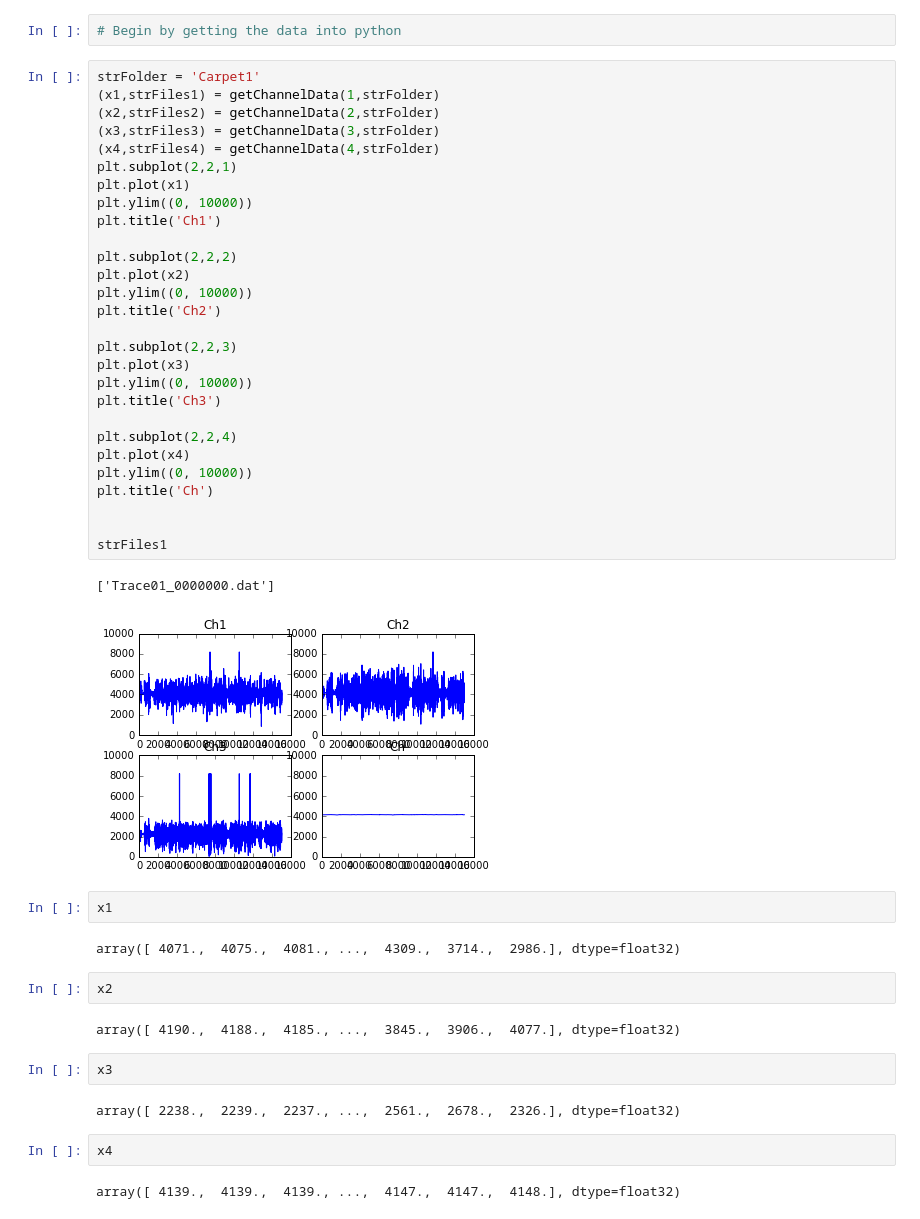
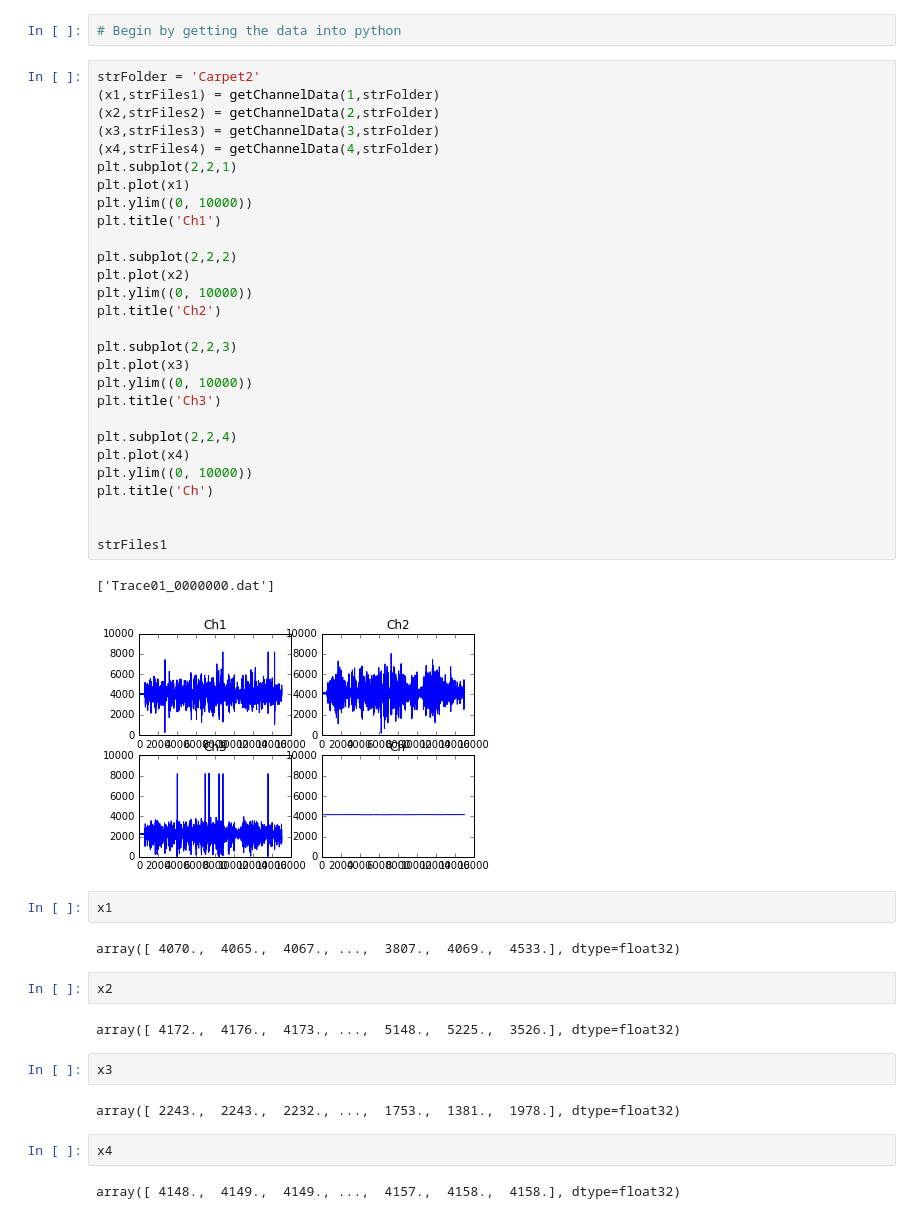
Before and after one commit to MoreCoffee12/AccelPlot, a Jupyter notebook: PythonScripts/ExploratoryAnalysis.ipynb, the cells around one changed output. Saved outputs shown, nothing was run; the diff lists cells and outputs as text.

Commit message:
Validation data: Carpet 2

```diff
--- a/PythonScripts/ExploratoryAnalysis.ipynb
+++ b/PythonScripts/ExploratoryAnalysis.ipynb
@@ -33,52 +33,52 @@ def getChannelData(iChannel, strTestCase):
 # %%
 # Begin by getting the data into python
 # %%
-strFolder = 'Carpet1'
+strFolder = 'Carpet2'
 (x1,strFiles1) = getChannelData(1,strFolder)
 (x2,strFiles2) = getChannelData(2,strFolder)
 (x3,strFiles3) = getChannelData(3,strFolder)
 (x4,strFiles4) = getChannelData(4,strFolder)
 plt.subplot(2,2,1)
 plt.plot(x1)
 plt.ylim((0, 10000))
 plt.title('Ch1')
 
 plt.subplot(2,2,2)
 plt.plot(x2)
 plt.ylim((0, 10000))
 plt.title('Ch2')
 
 plt.subplot(2,2,3)
 plt.plot(x3)
 plt.ylim((0, 10000))
 plt.title('Ch3')
 
 plt.subplot(2,2,4)
 plt.plot(x4)
 plt.ylim((0, 10000))
 plt.title('Ch')
 
 
 strFiles1
 # %% [output]
 ['Trace01_0000000.dat']
-[figure, old version]
+[figure, new version]
 # %%
 x1
 # %% [output]
-array([ 4071.,  4075.,  4081., ...,  4309.,  3714.,  2986.], dtype=float32)
+array([ 4070.,  4065.,  4067., ...,  3807.,  4069.,  4533.], dtype=float32)
 # %%
 x2
 # %% [output]
-array([ 4190.,  4188.,  4185., ...,  3845.,  3906.,  4077.], dtype=float32)
+array([ 4172.,  4176.,  4173., ...,  5148.,  5225.,  3526.], dtype=float32)
 # %%
 x3
 # %% [output]
-array([ 2238.,  2239.,  2237., ...,  2561.,  2678.,  2326.], dtype=float32)
+array([ 2243.,  2243.,  2232., ...,  1753.,  1381.,  1978.], dtype=float32)
 # %%
 x4
 # %% [output]
-array([ 4139.,  4139.,  4139., ...,  4147.,  4147.,  4148.], dtype=float32)
+array([ 4148.,  4149.,  4149., ...,  4157.,  4158.,  4158.], dtype=float32)
 # %%
 plt.plot(x3)
 # %% [output]
```
Also changed, not shown: parts of 2 cells of this notebook, 4 other files.
